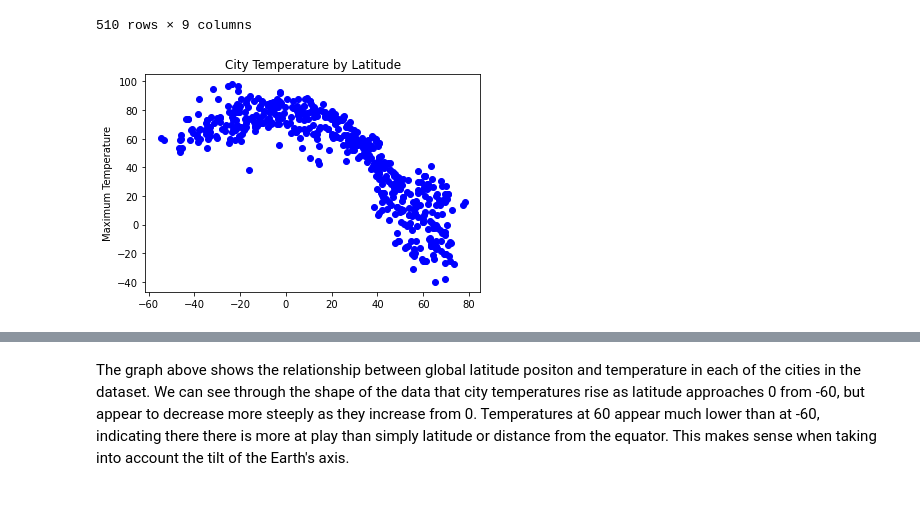
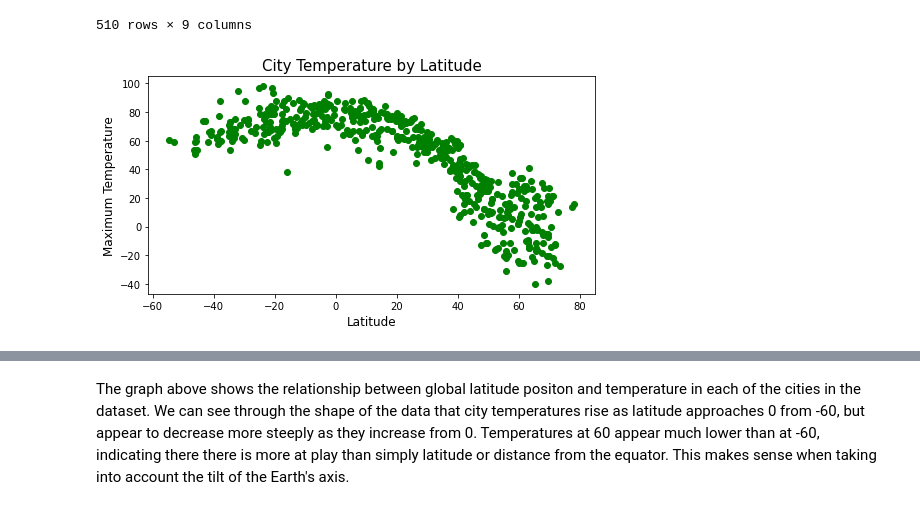
Before and after one commit to mel-c-lowe/Python-API-Challenge, a Jupyter notebook: WeatherPy/WeatherPy.ipynb, the cells around one changed output, grey strips where cells are left out. Cells and saved outputs as stored; diff of their text form; code cells hidden in the pictures.

Commit message:
Customized charts and saved pngs

```diff
--- a/WeatherPy/WeatherPy.ipynb
+++ b/WeatherPy/WeatherPy.ipynb
@@ -233,16 +233,18 @@ weather_data_2
 # %%
 # Make a heck ton of scatter plots
 # %%
-# not needed???
-# Temp vs Latitude
+# Temperature vs Latitude
 x = weather_data["Lat"]
 temp_y = weather_data["Max Temp"]
 
-plt.plot(x, temp_y, "bo")
+plt.figure(figsize=(8, 4))
 
-plt.ylabel("Maximum Temperature")
-plt.title("City Temperature by Latitude")
+plt.scatter(x, temp_y, color="green")
+plt.ylabel("Maximum Temperature", fontsize=12)
+plt.xlabel("Latitude", fontsize=12)
+plt.title("City Temperature by Latitude", fontsize=15)
+# plt.show()
 
-plt.show()
+plt.savefig("Images/total_temp.png")
 # %% [output]
-[figure, old version]
+[figure, new version]
```
Also changed, not shown: parts of 19 cells of this notebook, 12 other files.
